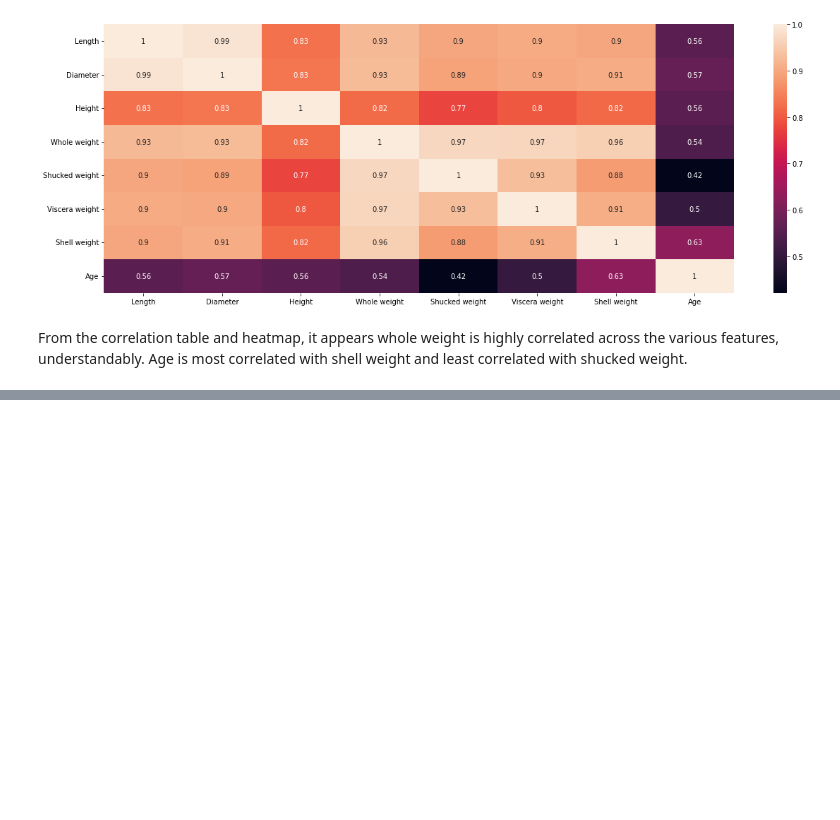
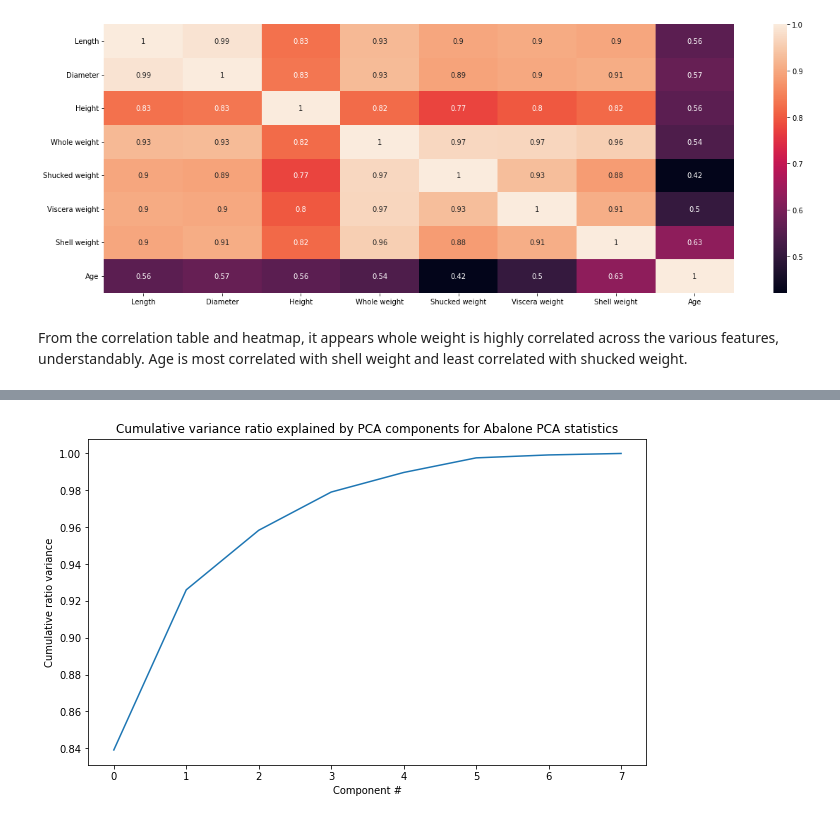
Before and after one commit to joycorrine/springboard, a Jupyter notebook: 2-CapstoneAbalone/Notebooks/Cap2EDAAbalone.ipynb, the cells around one changed output, grey strips where cells are left out. Cells and saved outputs as stored; diff of their text form; code cells hidden in the pictures; blank space fills up the shorter version.

```diff
--- a/2-CapstoneAbalone/Notebooks/Cap2EDAAbalone.ipynb
+++ b/2-CapstoneAbalone/Notebooks/Cap2EDAAbalone.ipynb
@@ -135,0 +177,8 @@ From the correlation table and heatmap, it appears whole weight is highly correl
+# %%
+#Create a new dataframe, `abalone_data_scale` from `abalone_data` and set the index to 'Sex'
+abalone_data_scale = abalone_data.set_index('Sex')
+#Save the age labels into the variable
+abalone_data_index = abalone_data_scale.index
+#Save the column names into a variable
+abalone_data_columns = abalone_data_scale.columns
+abalone_data_scale.head()
@@ -135,0 +193,3 @@ From the correlation table and heatmap, it appears whole weight is highly correl
+# %%
+#Scale the new dataframe
+abalone_data_scale = scale(abalone_data_scale)
@@ -135,0 +231,10 @@ From the correlation table and heatmap, it appears whole weight is highly correl
+# %%
+abalone_pca = PCA().fit(abalone_data_scale)
+# %%
+plt.subplots(figsize=(10, 6))
+plt.plot(abalone_pca.explained_variance_ratio_.cumsum())
+plt.xlabel('Component #')
+plt.ylabel('Cumulative ratio variance')
+plt.title('Cumulative variance ratio explained by PCA components for Abalone PCA statistics');
+# %% [output]
+[figure, added]
```
Also changed, not shown: parts of 7 cells of this notebook, 3 other files.
